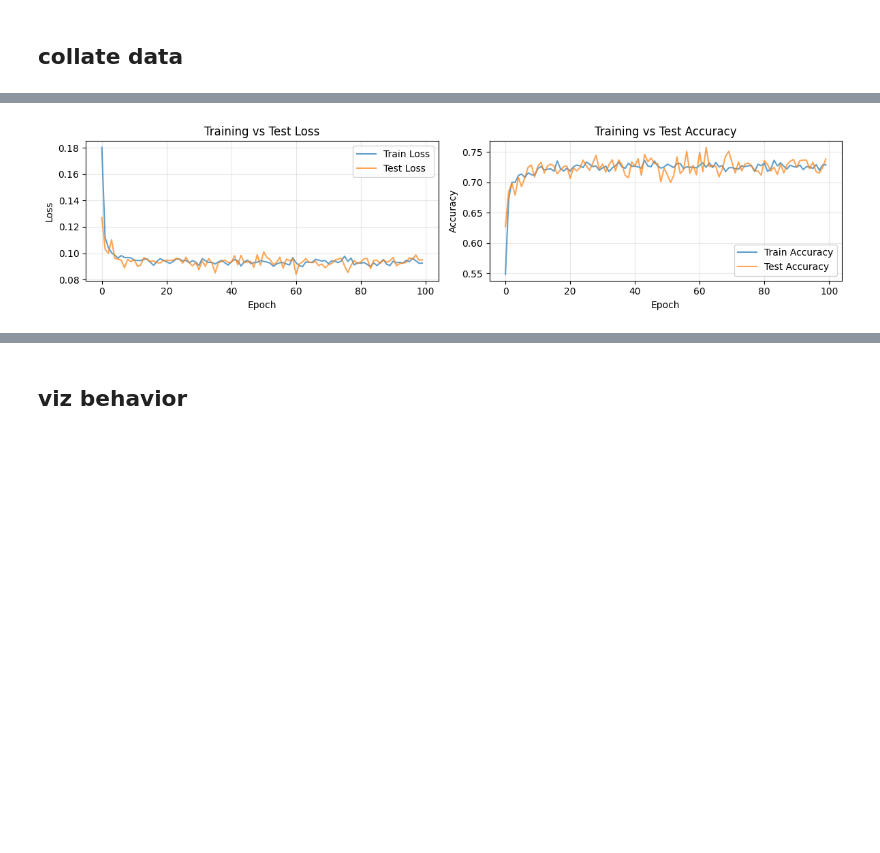
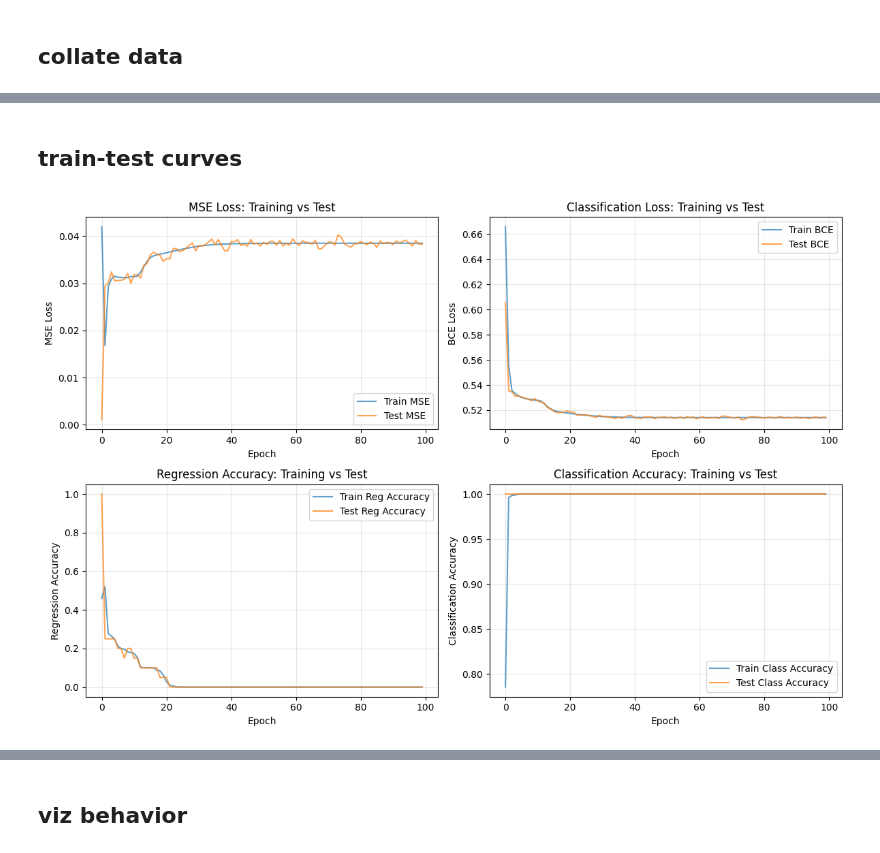
Before and after one commit to siyer7/asymmetry_design, a Jupyter notebook: code/NN.ipynb, the cells around one changed output, grey strips where cells are left out. Drawn from its saved outputs; the diff is of its cells as text; code cells hidden in the pictures; blank space fills up the shorter version.

```diff
--- a/code/NN.ipynb
+++ b/code/NN.ipynb
@@ -345,32 +342,53 @@ Sample of all test data:
+# %% [markdown]
+## train-test curves
 # %%
-fig, axs = plt.subplots(1, 2, figsize=(12, 3))
-axs, ax = axs.flatten(), 0
+fig, axs = plt.subplots(2, 2, figsize=(12, 8))
+axs = axs.flatten()
 
-# Plot 1: Training curves
-axs[ax].plot(history['train_total'], label='Train Loss', alpha=0.7)
-axs[ax].plot(history['test_total'], label='Test Loss', alpha=0.7)
-axs[ax].set_xlabel('Epoch')
-axs[ax].set_ylabel('Loss')
-axs[ax].set_title('Training vs Test Loss')
-axs[ax].legend()
-axs[ax].grid(True, alpha=0.3)
-ax += 1
+# Plot 1: MSE Loss
+axs[0].plot(history['train_mse'], label='Train MSE', alpha=0.7)
+axs[0].plot(history['test_mse'], label='Test MSE', alpha=0.7)
+axs[0].set_xlabel('Epoch')
+axs[0].set_ylabel('MSE Loss')
+axs[0].set_title('MSE Loss: Training vs Test')
+axs[0].legend()
+axs[0].grid(True, alpha=0.3)
 
-# Plot 2: Accuracy curves
-axs[ax].plot(history['train_accuracy'], label='Train Accuracy', alpha=0.7)
-axs[ax].plot(history['test_accuracy'], label='Test Accuracy', alpha=0.7)
-axs[ax].set_xlabel('Epoch')
-axs[ax].set_ylabel('Accuracy')
-axs[ax].set_title('Training vs Test Accuracy')
-axs[ax].legend()
-axs[ax].grid(True, alpha=0.3)
-ax += 1
+# Plot 2: Classification Loss (BCE)
+axs[1].plot(history['train_bce'], label='Train BCE', alpha=0.7)
+axs[1].plot(history['test_bce'], label='Test BCE', alpha=0.7)
+axs[1].set_xlabel('Epoch')
+axs[1].set_ylabel('BCE Loss')
+axs[1].set_title('Classification Loss: Training vs Test')
+axs[1].legend()
+axs[1].grid(True, alpha=0.3)
+
+# Plot 3: Regression Accuracy (within 0.1 threshold)
+axs[2].plot(history['train_reg_accuracy'], label='Train Reg Accuracy', alpha=0.7)
+axs[2].plot(history['test_reg_accuracy'], label='Test Reg Accuracy', alpha=0.7)
+axs[2].set_xlabel('Epoch')
+axs[2].set_ylabel('Regression Accuracy')
+axs[2].set_title('Regression Accuracy: Training vs Test')
+axs[2].legend()
+axs[2].grid(True, alpha=0.3)
+
+# Plot 4: Classification Accuracy
+axs[3].plot(history['train_class_accuracy'], label='Train Class Accuracy', alpha=0.7)
+axs[3].plot(history['test_class_accuracy'], label='Test Class Accuracy', alpha=0.7)
+axs[3].set_xlabel('Epoch')
+axs[3].set_ylabel('Classification Accuracy')
+axs[3].set_title('Classification Accuracy: Training vs Test')
+axs[3].legend()
+axs[3].grid(True, alpha=0.3)
 
 plt.tight_layout()
 plt.show()
 
 print(f"Total test predictions collected: {len(df_all_test)}")
-print(f"Final test accuracy: {history['test_accuracy'][-1]:.3f}")
+print(f"Final test regression accuracy: {history['test_reg_accuracy'][-1]:.3f}")
+print(f"Final test classification accuracy: {history['test_class_accuracy'][-1]:.3f}")
+print(f"Final test MSE loss: {history['test_mse'][-1]:.4f}")
+print(f"Final test BCE loss: {history['test_bce'][-1]:.4f}")
 # %% [output]
-[figure, old version]
+[figure, new version]
 Total test predictions collected: 200000
```
Also changed, not shown: parts of 10 cells of this notebook, 1 other file.
